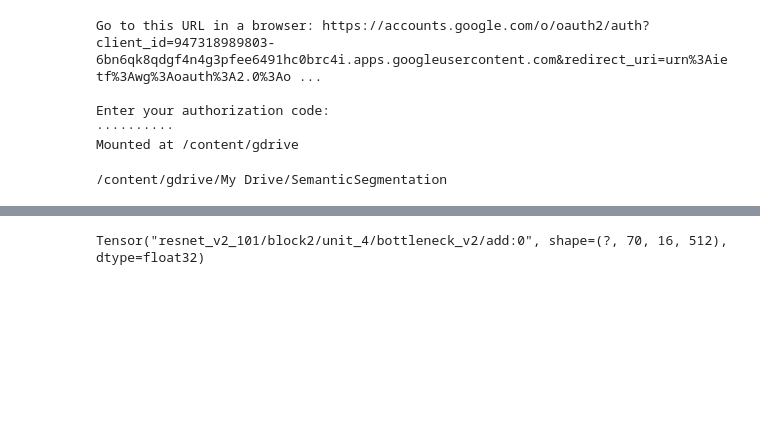
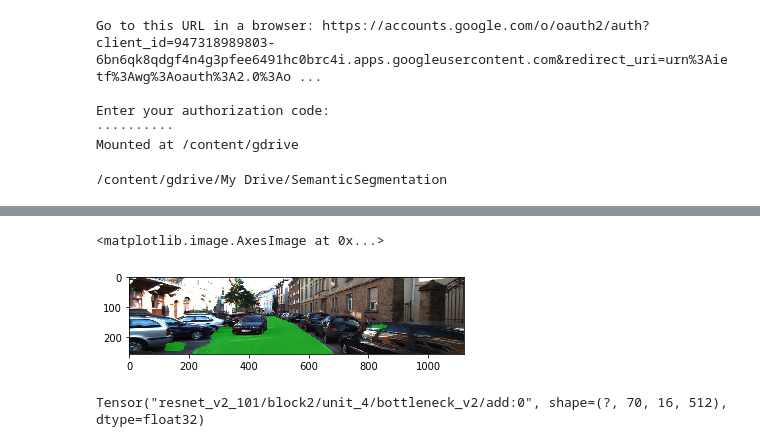
Before and after one commit to parasdahiya/BiSeNet-Road-Segmentation, a Jupyter notebook: BiSeNet_Road_Segmentation.ipynb, the cells around one changed output, grey strips where cells are left out. Drawn from its saved outputs; the diff is of its cells as text; code cells hidden in the pictures; blank space fills up the shorter version.

```diff
--- a/BiSeNet_Road_Segmentation.ipynb
+++ b/BiSeNet_Road_Segmentation.ipynb
@@ -337,3 +759,8 @@ Loss: = 0.027
+# %%
+imshow(x)
+# %% [output]
+<matplotlib.image.AxesImage at 0x...>
+[figure, added]
 # %%
 print(end_points['pool4'])
 # %% [output]
```
Also changed, not shown: parts of 54 cells of this notebook.
